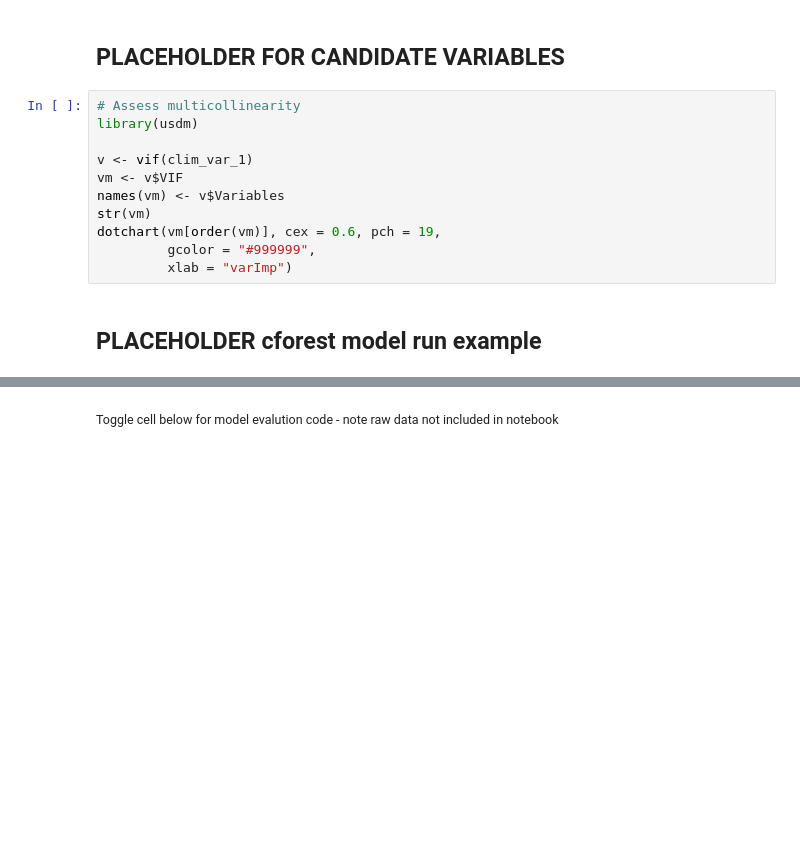
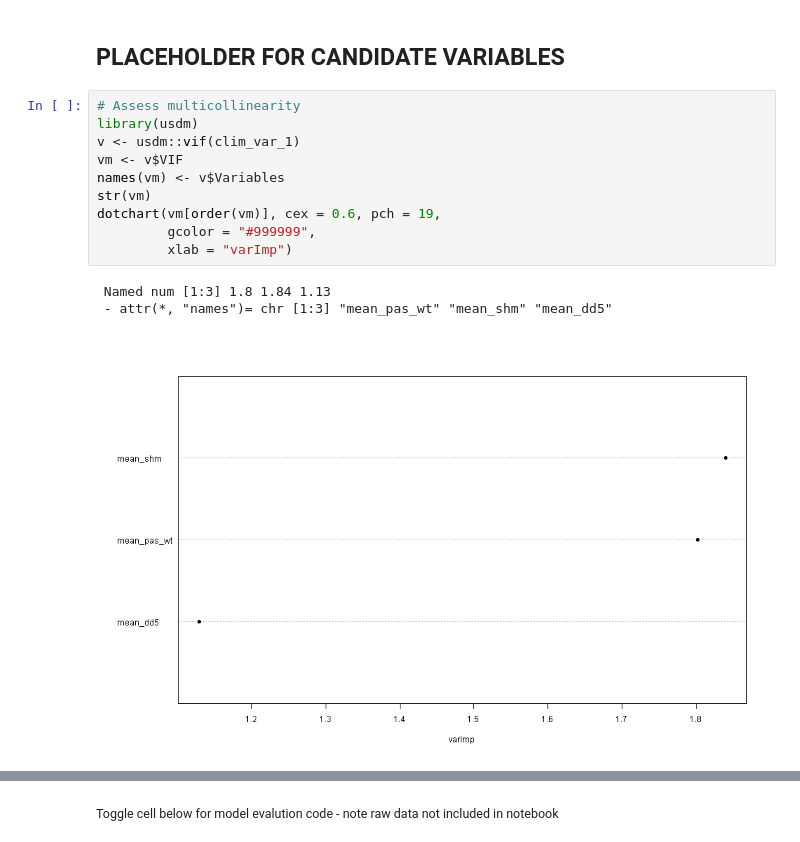
Before and after one commit to Yuhash/iws, a Jupyter notebook: IWS_Notebook.ipynb, the cells around one changed output, grey strips where cells are left out. Cells and saved outputs as stored; diff of their text form; blank space fills up the shorter version.

```diff
--- a/IWS_Notebook.ipynb
+++ b/IWS_Notebook.ipynb
@@ -583,13 +605,14 @@ str(clim_var_1)
 # %%
 # Assess multicollinearity
 library(usdm)
-
-v <- vif(clim_var_1)
+v <- usdm::vif(clim_var_1)
 vm <- v$VIF
 names(vm) <- v$Variables
 str(vm)
 dotchart(vm[order(vm)], cex = 0.6, pch = 19,
          gcolor = "#999999",
          xlab = "varImp")
+# %% [output]
+ Named num [1:3] 1.8 1.84 1.13
+ - attr(*, "names")= chr [1:3] "mean_pas_wt" "mean_shm" "mean_dd5"
+[figure, added]
-# %% [markdown]
-##  PLACEHOLDER cforest model run example
```
Also changed, not shown: parts of 15 cells of this notebook, 1 other file.
